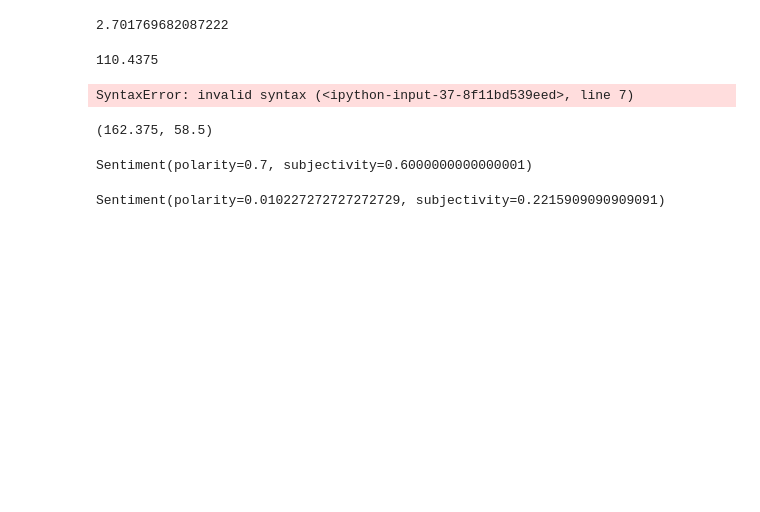
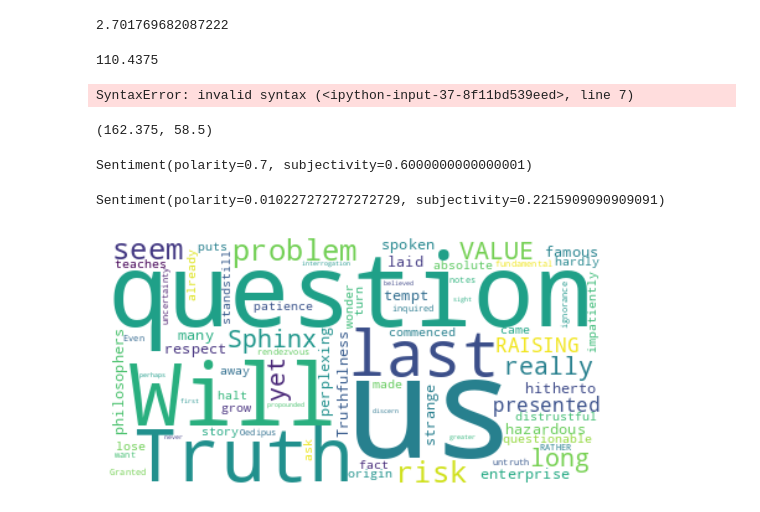
Before and after one commit to catinthearchive/nlp, a Jupyter notebook: nlpstudy.ipynb, the cells around one changed output. Saved outputs shown, nothing was run; the diff lists cells and outputs as text; code cells hidden in the pictures; blank space fills up the shorter version.

```diff
--- a/nlpstudy.ipynb
+++ b/nlpstudy.ipynb
@@ -143,0 +150,17 @@ penal = ''
+# %%
+from wordcloud import WordCloud
+import matplotlib.pyplot as plt
+from textblob import TextBlob
+
+nietzsche = 'The Will to Truth, which is to tempt us to many a hazardous enterprise, the famous Truthfulness of which all philosophers have hitherto spoken with respect, what questions has this Will to Truth not laid before us! What strange, perplexing, questionable questions! It is already a long story; yet it seems as if it were hardly commenced. Is it any wonder if we at last grow distrustful, lose patience, and turn impatiently away? That this Sphinx teaches us at last to ask questions ourselves? WHO is it really that puts questions to us here? WHAT really is this "Will to Truth" in us? In fact we made a long halt at the question as to the origin of this Will—until at last we came to an absolute standstill before a yet more fundamental question. We inquired about the VALUE of this Will. Granted that we want the truth: WHY NOT RATHER untruth? And uncertainty? Even ignorance? The problem of the value of truth presented itself before us—or was it we who presented ourselves before the problem? Which of us is the Oedipus here? Which the Sphinx? It would seem to be a rendezvous of questions and notes of interrogation. And could it be believed that it at last seems to us as if the problem had never been propounded before, as if we were the first to discern it, get a sight of it, and RISK RAISING it? For there is risk in raising it, perhaps there is no greater risk.'
+
+my_valence = TextBlob(text)
+my_valence.sentiment
+
+cloud_nietzsche = WordCloud(background_color = 'white').generate(nietzsche)
+
+plt.imshow(cloud_nietzsche, interpolation = 'bilinear')
+plt.axis('off')
+plt.show()
+# %% [output]
+[figure, added]
```
Also changed, not shown: parts of 2 cells of this notebook.
